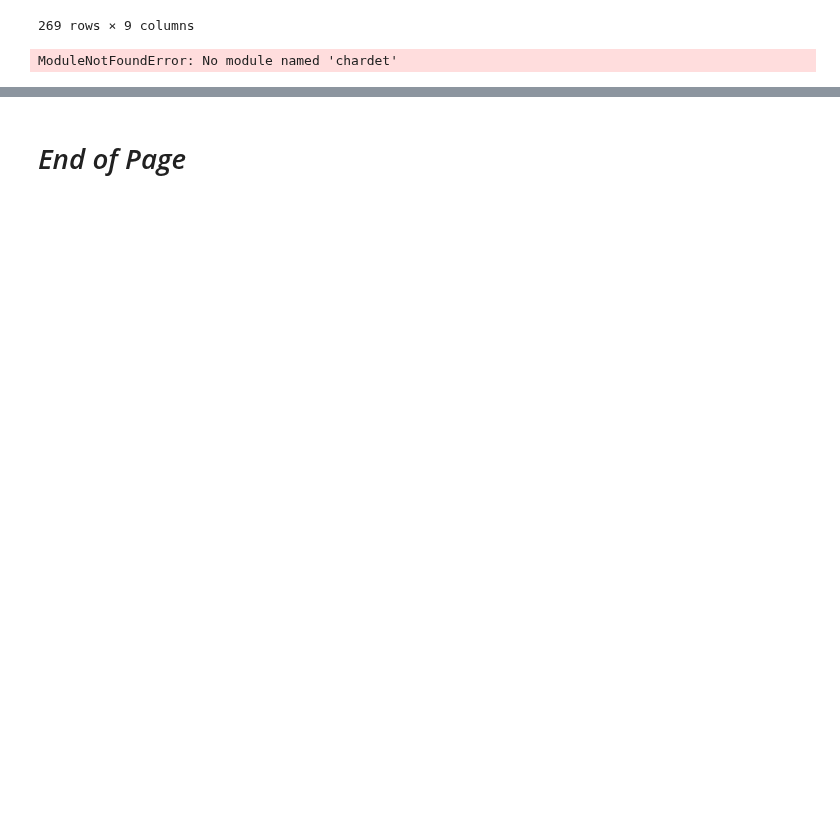
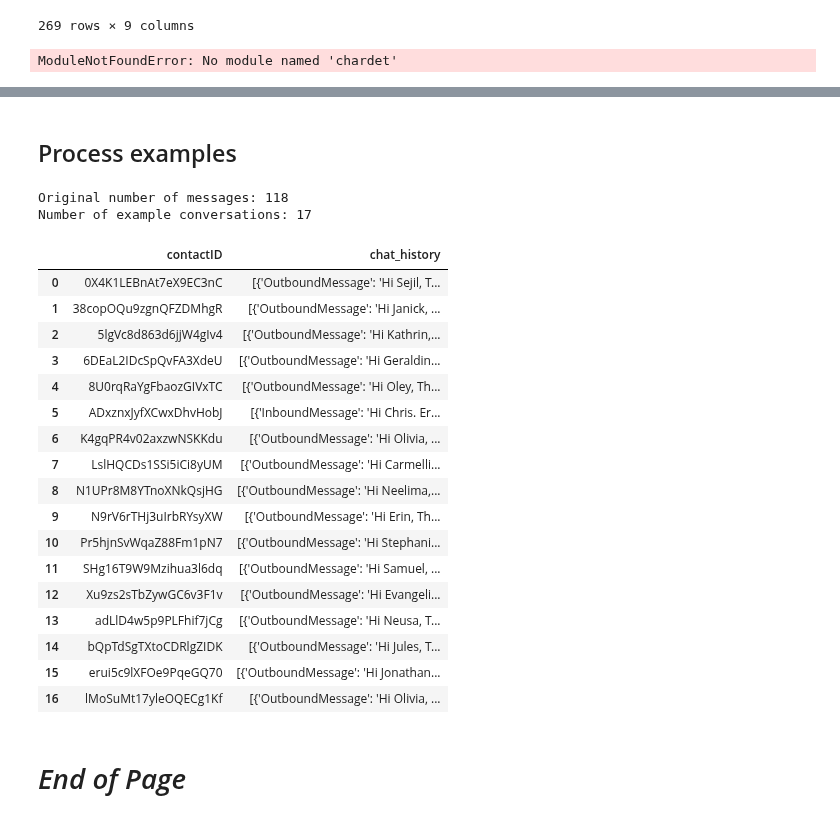
Before and after one commit to silvhua/crm-chatbot, a Jupyter notebook: notebooks/2023-10-21 create SAM Lab RAG docs.ipynb, the cells around one changed output, grey strips where cells are left out. Cells and saved outputs as stored; diff of their text form; code cells hidden in the pictures; blank space fills up the shorter version.

```diff
--- a/notebooks/2023-10-21 create SAM Lab RAG docs.ipynb
+++ b/notebooks/2023-10-21 create SAM Lab RAG docs.ipynb
@@ -496,2 +540,50 @@ ModuleNotFoundError: No module named 'chardet'
+# %% [markdown]
+## Process examples
+# %%
+def df_to_chat_history(messages_df):
+    print(f'Original number of messages: {messages_df.shape[0]}')
+    def create_contact_chat_history(rows):
+        """
+        Create a list of the chat conversation. Each item is a dictionary has the Event ('OutboundMessage' or 'InboundMessage') as the key and the message as the value.
+
+        Parameters:
+        rows (DataFrame): a DataFrame with the messages from a single contact.
+
+        Returns:
+        chat_history (DataFrame): a DataFrame with the chat history of a single contact.
+        """
+        chat_history = []
+        rows.apply(lambda row: chat_history.append({f"{row['Event']}": row['message']}), axis=1)
+
+        return chat_history
+
+    transformed_messages = pd.DataFrame(
+        messages_df.groupby('contactID').apply(create_contact_chat_history), columns=['chat_history']
+        ).reset_index()
+    print(f'Number of example conversations: {transformed_messages.shape[0]}')
+    return transformed_messages
+
+df_to_chat_history(examples)
+# %% [output]
+Original number of messages: 118
+Number of example conversations: 17
+|  | contactID | chat_history |
+| 0 | 0X4K1LEBnAt7eX9EC3nC | [{'OutboundMessage': 'Hi Sejil, T... |
+| 1 | 38copOQu9zgnQFZDMhgR | [{'OutboundMessage': 'Hi Janick, ... |
+| 2 | 5lgVc8d863d6jjW4gIv4 | [{'OutboundMessage': 'Hi Kathrin,... |
+| 3 | 6DEaL2IDcSpQvFA3XdeU | [{'OutboundMessage': 'Hi Geraldin... |
+| 4 | 8U0rqRaYgFbaozGIVxTC | [{'OutboundMessage': 'Hi Oley, Th... |
+| 5 | ADxznxJyfXCwxDhvHobJ | [{'InboundMessage': 'Hi Chris. Er... |
+| 6 | K4gqPR4v02axzwNSKKdu | [{'OutboundMessage': 'Hi Olivia, ... |
+| 7 | LslHQCDs1SSi5iCi8yUM | [{'OutboundMessage': 'Hi Carmelli... |
+| 8 | N1UPr8M8YTnoXNkQsjHG | [{'OutboundMessage': 'Hi Neelima,... |
+| 9 | N9rV6rTHj3uIrbRYsyXW | [{'OutboundMessage': 'Hi Erin, Th... |
+| 10 | Pr5hjnSvWqaZ88Fm1pN7 | [{'OutboundMessage': 'Hi Stephani... |
+| 11 | SHg16T9W9Mzihua3l6dq | [{'OutboundMessage': 'Hi Samuel, ... |
+| 12 | Xu9zs2sTbZywGC6v3F1v | [{'OutboundMessage': 'Hi Evangeli... |
+| 13 | adLlD4w5p9PLFhif7jCg | [{'OutboundMessage': 'Hi Neusa, T... |
+| 14 | bQpTdSgTXtoCDRlgZIDK | [{'OutboundMessage': 'Hi Jules, T... |
+| 15 | erui5c9lXFOe9PqeGQ70 | [{'OutboundMessage': 'Hi Jonathan... |
+| 16 | lMoSuMt17yleOQECg1Kf | [{'OutboundMessage': 'Hi Olivia, ... |
 # %% [markdown]
 # *End of Page*
```
Also changed, not shown: parts of 5 cells of this notebook.
